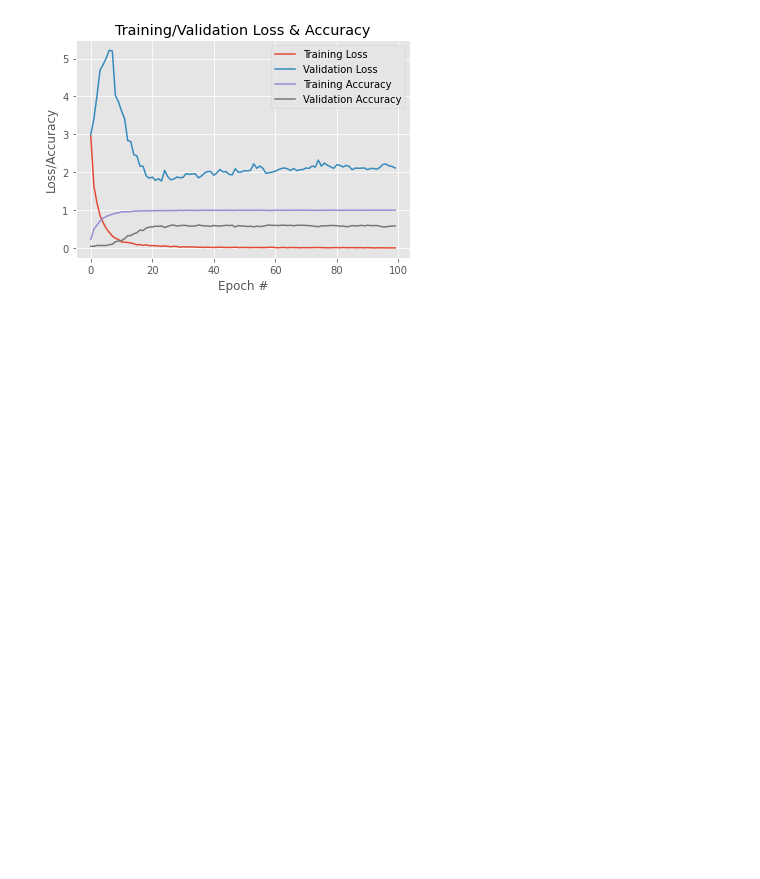
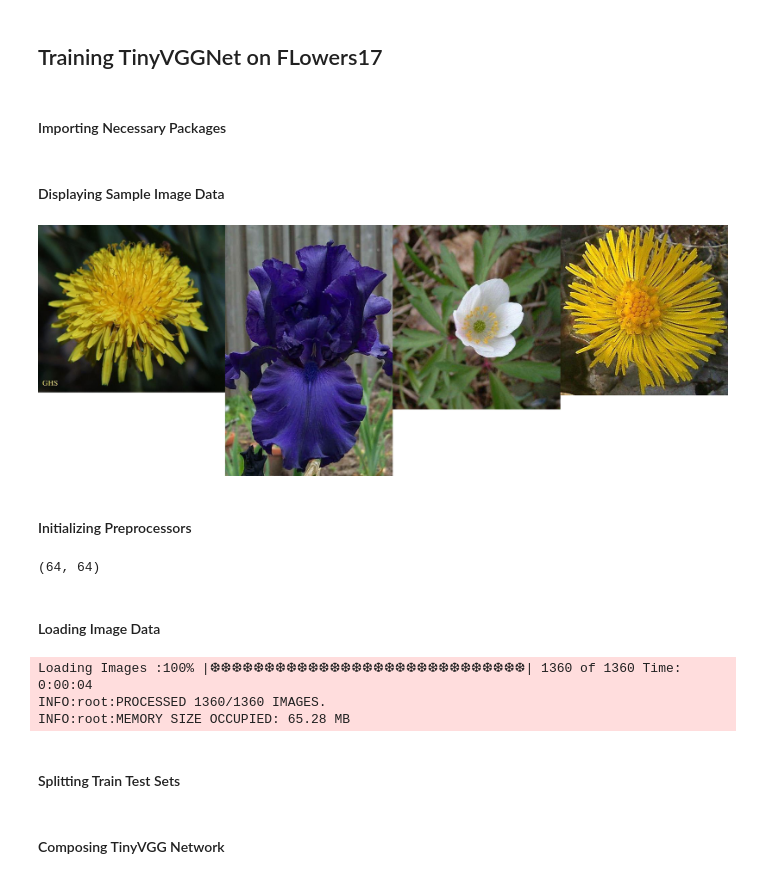
Before and after one commit to catch-n-release/drig, a Jupyter notebook: notebooks/TinyVGG_on_Flowers17.ipynb, the cells around one changed output. Cells and saved outputs as stored; diff of their text form; code cells hidden in the pictures; blank space fills up the shorter version.

```diff
--- a/notebooks/TinyVGG_on_Flowers17.ipynb
+++ b/notebooks/TinyVGG_on_Flowers17.ipynb
@@ -106,4 +1,4 @@ weighted avg       0.63      0.59      0.60       340
-# %%
-plot_training_metrics(epochs,Z)
-# %% [output]
-[figure, removed]
+# %% [markdown]
+## Training TinyVGGNet on FLowers17
+# %% [markdown]
+#### Importing Necessary Packages
@@ -109,0 +18,12 @@ plot_training_metrics(epochs,Z)
+# %% [markdown]
+#### Displaying Sample Image Data
+# %%
+display_image_data(config.DATASET_PATH)
+# %% [output]
+[figure, added]
+# %% [markdown]
+#### Initializing Preprocessors
+# %%
+config.IMAGE_PREPROCESSING_HEIGHT,config.IMAGE_PREPROCESSING_WIDTH
+# %% [output]
+(64, 64)
@@ -109,0 +35,11 @@ plot_training_metrics(epochs,Z)
+# %% [markdown]
+#### Loading Image Data
+# %%
+data_loader=ImageDatumLoader(preprocessors=preprocessors)
+data, labels= data_loader.load(dataset_path=config.DATASET_PATH,
+                              class_index=config.CLASS_INDEX,
+                              input_cast=ImageCast.RGB_64x64)
+# %% [output]
+Loading Images :100% |❆❆❆❆❆❆❆❆❆❆❆❆❆❆❆❆❆❆❆❆❆❆❆❆❆❆❆❆❆| 1360 of 1360 Time: 0:00:04
+INFO:root:PROCESSED 1360/1360 IMAGES.
+INFO:root:MEMORY SIZE OCCUPIED: 65.28 MB
@@ -109,0 +48,2 @@ plot_training_metrics(epochs,Z)
+# %% [markdown]
+#### Splitting Train Test Sets
@@ -109,0 +56,2 @@ plot_training_metrics(epochs,Z)
+# %% [markdown]
+#### Composing TinyVGG Network
```
Also changed, not shown: parts of 45 cells of this notebook.
